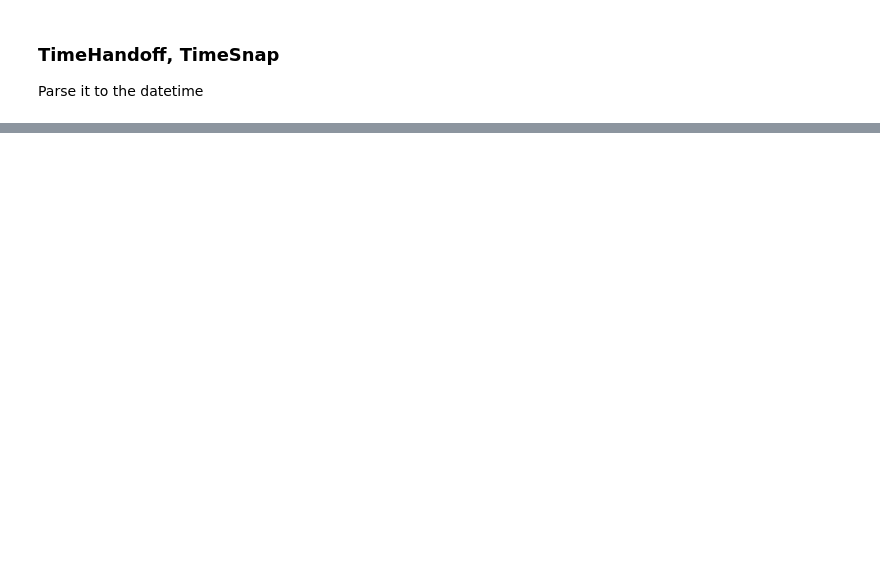
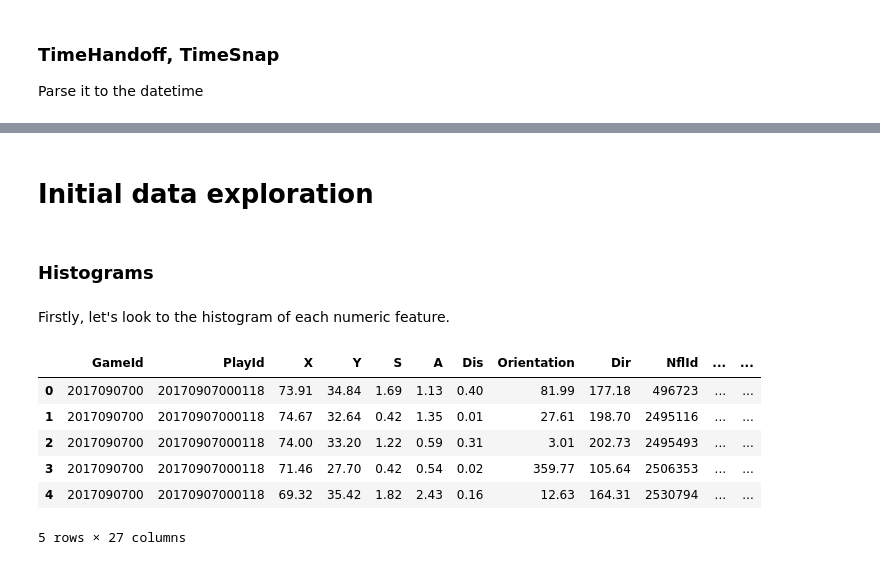
Before and after one commit to ottogin/AmericanFootballBigDataInsights, a Jupyter notebook: DataExploration.ipynb, the cells around one changed output, grey strips where cells are left out. Cells and saved outputs as stored; diff of their text form; code cells hidden in the pictures; blank space fills up the shorter version.

```diff
--- a/DataExploration.ipynb
+++ b/DataExploration.ipynb
@@ -492,0 +580,17 @@ Parse it to the datetime
+# %% [markdown]
+# Initial data exploration
+# %% [markdown]
+### Histograms
+# %% [markdown]
+Firstly, let's look to the histogram of each numeric feature.
+# %%
+data_numeric = data.select_dtypes(include=[np.number])
+data_numeric.head()
+# %% [output]
+|  | GameId | PlayId | X | Y | S | A | Dis | Orientation | Dir | NflId | ... | ... |
+| 0 | 2017090700 | 20170907000118 | 73.91 | 34.84 | 1.69 | 1.13 | 0.40 | 81.99 | 177.18 | 496723 | ... | ... |
+| 1 | 2017090700 | 20170907000118 | 74.67 | 32.64 | 0.42 | 1.35 | 0.01 | 27.61 | 198.70 | 2495116 | ... | ... |
+| 2 | 2017090700 | 20170907000118 | 74.00 | 33.20 | 1.22 | 0.59 | 0.31 | 3.01 | 202.73 | 2495493 | ... | ... |
+| 3 | 2017090700 | 20170907000118 | 71.46 | 27.70 | 0.42 | 0.54 | 0.02 | 359.77 | 105.64 | 2506353 | ... | ... |
+| 4 | 2017090700 | 20170907000118 | 69.32 | 35.42 | 1.82 | 2.43 | 0.16 | 12.63 | 164.31 | 2530794 | ... | ... |
+5 rows × 27 columns
```
Also changed, not shown: parts of 22 cells of this notebook.
